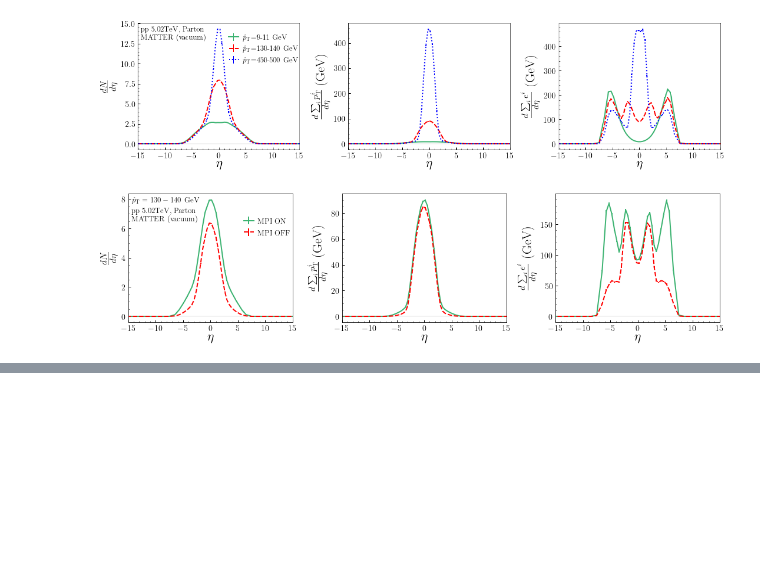
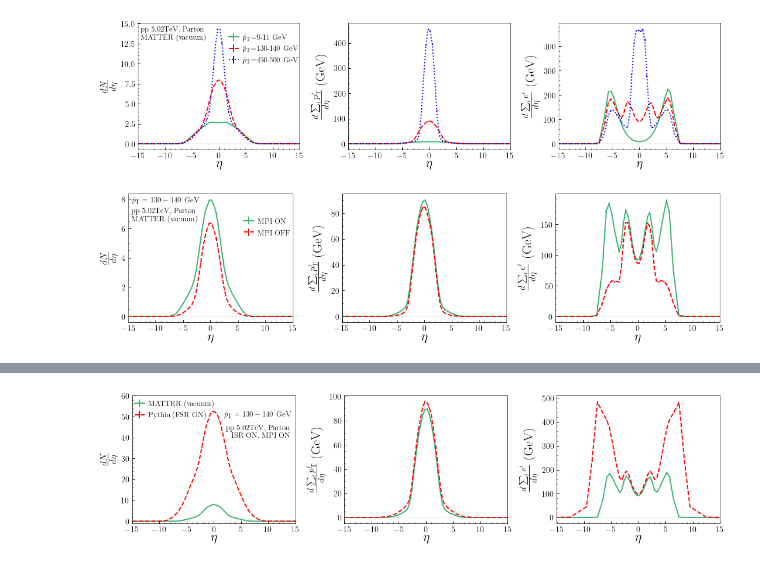
Before and after one commit to yasukitachibana/JetAnalysis, a Jupyter notebook: plot/RapDist.ipynb, the cells around one changed output, grey strips where cells are left out. Saved outputs shown, nothing was run; the diff lists cells and outputs as text; code cells hidden in the pictures; blank space fills up the shorter version.

```diff
--- a/plot/RapDist.ipynb
+++ b/plot/RapDist.ipynb
@@ -581,0 +587,89 @@ plt.savefig("eta_dist_fsr.pdf")
+# %%
+fig, axs = plt.subplots(1, 3, figsize=(18, 4), sharex='col', sharey=False,
+                        gridspec_kw={'hspace': 0, 'wspace': 0.3,'width_ratios': (1,1,1)})
+ax1, ax2, ax3  = axs
+
+for ax in axs:
+    ax.tick_params(labelsize = 14)
+    ax.set_xlabel(r'$\eta$', fontsize=22, labelpad=-2)
+    ax.tick_params(width = 1, length = 4, pad=5)
+    #ax.label_outer()
+    ax.axhline(0, color = "black", linewidth=0.2, alpha=0.5)
+    ax.set_xlim(-15,15)
+
+# ax2.set_xticks([0,0.2,0.4,0.6,0.8, 1.0])
+
+# ax2.set_xlim(0,1.0)
+
+# ax1.set_ylim(0.5,1500)
+ax1.set_ylabel(r'$\frac{dN}{d\eta}$', fontsize=22, labelpad=6)
+ax2.set_ylabel(r'$\frac{d\sum_i p^i_{\mathrm{T}}}{d\eta}$ (GeV)', fontsize=22, labelpad=6)
+ax3.set_ylabel(r'$\frac{d\sum_i e^i}{d\eta}$ (GeV)', fontsize=22, labelpad=6)
+#ax4.set_ylabel(r'$\frac{d\sum_i p^i_z}{d\eta}$ (GeV)', fontsize=22, labelpad=6)
+# ax2.set_ylabel(r'Ratio to Exp. Data', fontsize=13, labelpad=14)
+
+ax1.set_ylim(-1.0,60)
+
+# ax1.set_yscale("log")
+
+# ax1.text(0.975, 800, r'$pp,\,5.02$ TeV', fontsize = 18, ha = 'right')
+# # ax2.text(0.975, 800, r'PbPb ($0$-$10\%$), $5.02$ TeV', fontsize = 18, ha = 'right')
+# # ax3.text(0.975, 800, r'PbPb ($0$-$10\%$), $5.02$ TeV', fontsize = 18, ha = 'right')
+
+# ##########################################################################################################
+
+dir = '/Users/yasukitachibana/GoogleDrive/Codes/JetAnalysis/RapDist/'
+
+file1 = dir +'/PP/5020_PP_Partonic/Full/rapiditydist_hist_total_RapDist_Eta_jetr0.4_ptj0-3000_rapj0.0-1.6_pt0.0-10000.0_rap0.0-10000.0_{}.txt'
+
+file2 = dir +'/PP/Pythia/ALL_ON/rapiditydist_hist_total_RapDist_Eta_jetr0.4_ptj0-3000_rapj0.0-1.6_pt0.0-10000.0_rap0.0-10000.0_{}.txt'
+
+
+val = ['n','pt','e','pz']
+
+
+for i in range(3):
+
+
+    data1 = np.loadtxt(file1.format(val[i]), comments='#')
+    data2 = np.loadtxt(file2.format(val[i]), comments='#')
+    #data3 = np.loadtxt(file3.format(val[i]), comments='#')
+    # data4 = np.loadtxt(file4.format(val[i]), comments='#')
+
+
+    xlen = len(data1[:,0])
+
+    x1 = data1[:xlen,0]
+    y1 = data1[:xlen,3]
+    y1err = data1[:xlen,4]
+    x1step = np.append(data1[:xlen,1],data1[xlen-1,2])
+    y1step = np.append(data1[:xlen,3],data1[xlen-1,3])
+
+    x2 = data2[:xlen,0]
+    y2 = data2[:xlen,3]
+    y2err = data2[:xlen,4]
+    x2step = np.append(data2[:xlen,1],data2[xlen-1,2])
+    y2step = np.append(data2[:xlen,3],data2[xlen-1,3])
+
+
+
+    axs[i].errorbar( x1, y1, yerr=y1err, color='mediumseagreen', linewidth=2, label='MATTER (vacuum)', linestyle = 'solid' )
+    axs[i].errorbar( x2, y2, yerr=y2err, color='red', linewidth=2, label='Pythia (FSR ON)', linestyle = 'dashed' )
+
+
+# ##########################################################################################################
+
+ax1.text(14, 50, r'$\hat{p}_{\mathrm{T}}=130-140$ GeV', fontsize = 13, ha = 'right')
+ax1.text(14, 40, 'pp 5.02TeV, Parton\n ISR ON, MPI ON', fontsize = 13, ha = 'right')
+# ax2.text(0.04, 0.6, 'Sideband subtraction $1.5<|\Delta \eta| <2.5$', fontsize = 13, ha = 'left')
+
+
+
+ax1.legend(bbox_to_anchor=(-0.05, 1.05), borderaxespad=1,handlelength=1.3, handletextpad=0.5,loc='upper left', fontsize=13,edgecolor='none', frameon=True, facecolor='none')
+#ax2.legend(bbox_to_anchor=(1.05, 0.9), borderaxespad=1,handlelength=1.3, handletextpad=0.5,loc='upper right', fontsize=12,edgecolor='none', frameon=True, facecolor='none')
+#ax3.legend(bbox_to_anchor=(1.05, 0.9), borderaxespad=1,handlelength=1.3, handletextpad=0.5,loc='upper right', fontsize=12,edgecolor='none', frameon=True, facecolor='none')
+
+plt.tight_layout()
+plt.savefig("eta_dist_matter_pythia.pdf")
+# %% [output]
+[figure, added]
```
Also changed, not shown: parts of 2 cells of this notebook, 4 other files.
